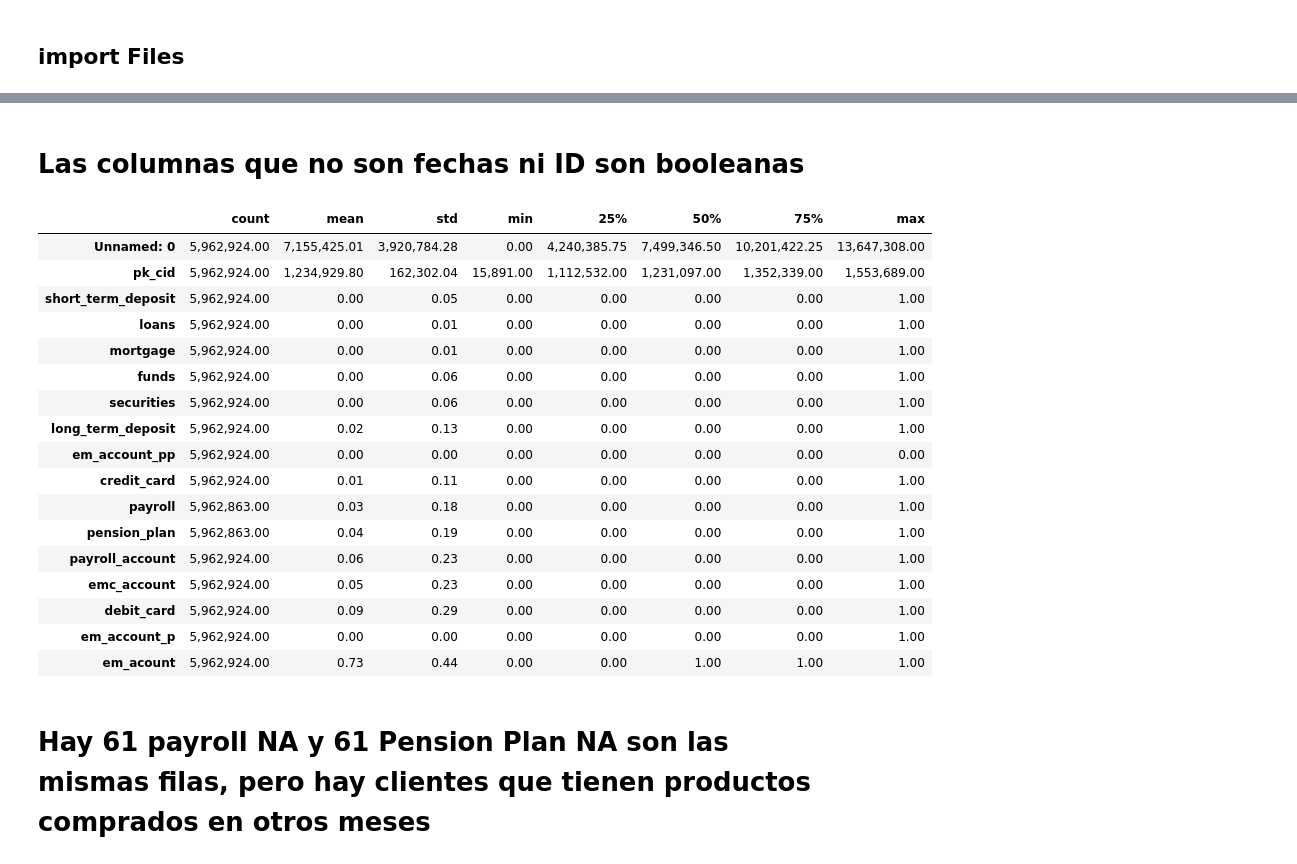
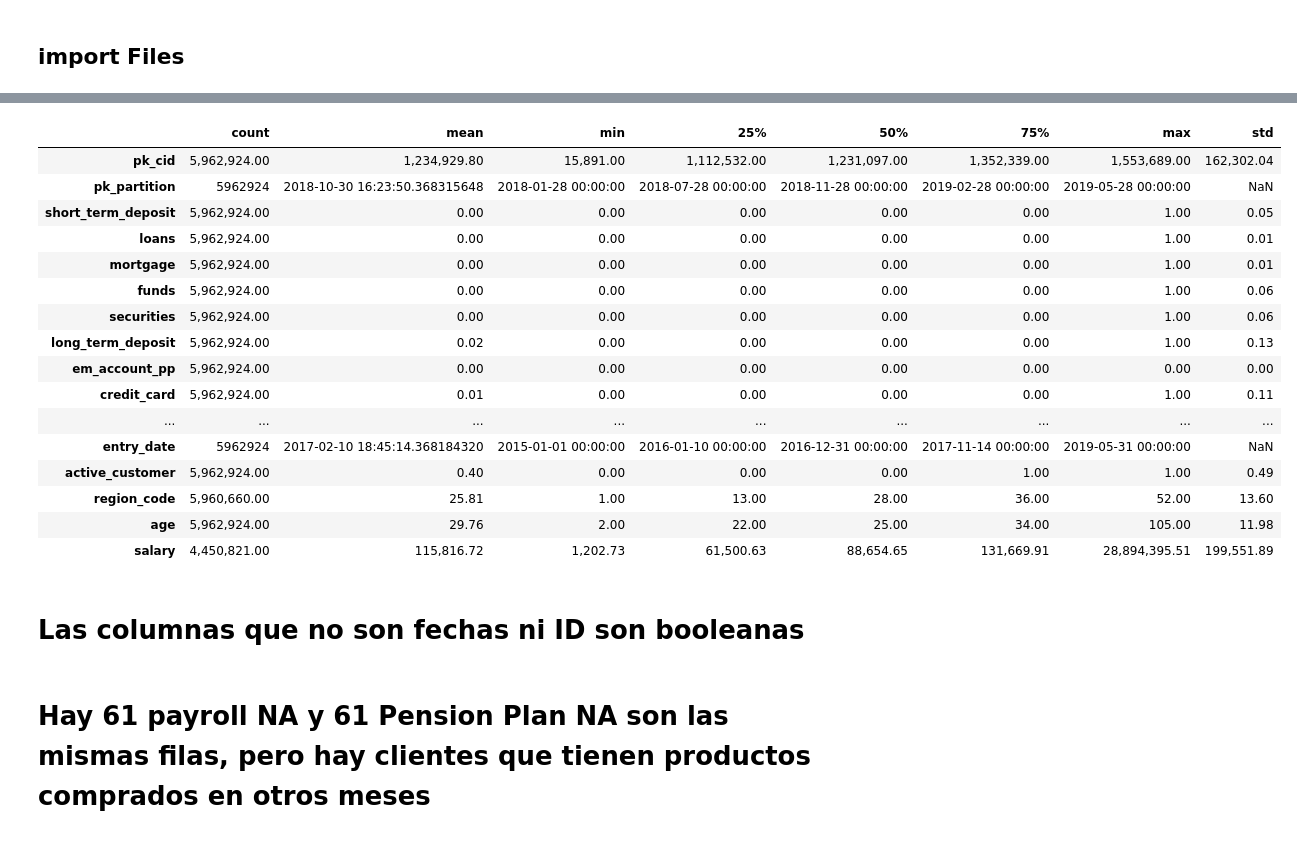
Before and after one commit to jascicz/easy_money_Project, a Jupyter notebook: jorge-Proyecto.ipynb, the cells around one changed output, grey strips where cells are left out. Drawn from its saved outputs; the diff is of its cells as text; code cells hidden in the pictures.

```diff
--- a/jorge-Proyecto.ipynb
+++ b/jorge-Proyecto.ipynb
@@ -137,26 +395,25 @@ products['pk_partition'].nunique()
+# %%
+df.describe().T
+# %% [output]
+|  | count | mean | min | 25% | 50% | 75% | max | std |
+| pk_cid | 5,962,924.00 | 1,234,929.80 | 15,891.00 | 1,112,532.00 | 1,231,097.00 | 1,352,339.00 | 1,553,689.00 | 162,302.04 |
+| pk_partition | 5962924 | 2018-10-30 16:23:50.368315648 | 2018-01-28 00:00:00 | 2018-07-28 00:00:00 | 2018-11-28 00:00:00 | 2019-02-28 00:00:00 | 2019-05-28 00:00:00 | NaN |
+| short_term_deposit | 5,962,924.00 | 0.00 | 0.00 | 0.00 | 0.00 | 0.00 | 1.00 | 0.05 |
+| loans | 5,962,924.00 | 0.00 | 0.00 | 0.00 | 0.00 | 0.00 | 1.00 | 0.01 |
+| mortgage | 5,962,924.00 | 0.00 | 0.00 | 0.00 | 0.00 | 0.00 | 1.00 | 0.01 |
+| funds | 5,962,924.00 | 0.00 | 0.00 | 0.00 | 0.00 | 0.00 | 1.00 | 0.06 |
+| securities | 5,962,924.00 | 0.00 | 0.00 | 0.00 | 0.00 | 0.00 | 1.00 | 0.06 |
+| long_term_deposit | 5,962,924.00 | 0.02 | 0.00 | 0.00 | 0.00 | 0.00 | 1.00 | 0.13 |
+| em_account_pp | 5,962,924.00 | 0.00 | 0.00 | 0.00 | 0.00 | 0.00 | 0.00 | 0.00 |
+| credit_card | 5,962,924.00 | 0.01 | 0.00 | 0.00 | 0.00 | 0.00 | 1.00 | 0.11 |
+| ... | ... | ... | ... | ... | ... | ... | ... | ... |
+| entry_date | 5962924 | 2017-02-10 18:45:14.368184320 | 2015-01-01 00:00:00 | 2016-01-10 00:00:00 | 2016-12-31 00:00:00 | 2017-11-14 00:00:00 | 2019-05-31 00:00:00 | NaN |
+| active_customer | 5,962,924.00 | 0.40 | 0.00 | 0.00 | 0.00 | 1.00 | 1.00 | 0.49 |
+| region_code | 5,960,660.00 | 25.81 | 1.00 | 13.00 | 28.00 | 36.00 | 52.00 | 13.60 |
+| age | 5,962,924.00 | 29.76 | 2.00 | 22.00 | 25.00 | 34.00 | 105.00 | 11.98 |
+| salary | 4,450,821.00 | 115,816.72 | 1,202.73 | 61,500.63 | 88,654.65 | 131,669.91 | 28,894,395.51 | 199,551.89 |
 # %% [markdown]
 # Las columnas que no son fechas ni ID son booleanas
-# %%
-products.describe().T
-# %% [output]
-|  | count | mean | std | min | 25% | 50% | 75% | max |
-| Unnamed: 0 | 5,962,924.00 | 7,155,425.01 | 3,920,784.28 | 0.00 | 4,240,385.75 | 7,499,346.50 | 10,201,422.25 | 13,647,308.00 |
-| pk_cid | 5,962,924.00 | 1,234,929.80 | 162,302.04 | 15,891.00 | 1,112,532.00 | 1,231,097.00 | 1,352,339.00 | 1,553,689.00 |
-| short_term_deposit | 5,962,924.00 | 0.00 | 0.05 | 0.00 | 0.00 | 0.00 | 0.00 | 1.00 |
-| loans | 5,962,924.00 | 0.00 | 0.01 | 0.00 | 0.00 | 0.00 | 0.00 | 1.00 |
-| mortgage | 5,962,924.00 | 0.00 | 0.01 | 0.00 | 0.00 | 0.00 | 0.00 | 1.00 |
-| funds | 5,962,924.00 | 0.00 | 0.06 | 0.00 | 0.00 | 0.00 | 0.00 | 1.00 |
-| securities | 5,962,924.00 | 0.00 | 0.06 | 0.00 | 0.00 | 0.00 | 0.00 | 1.00 |
-| long_term_deposit | 5,962,924.00 | 0.02 | 0.13 | 0.00 | 0.00 | 0.00 | 0.00 | 1.00 |
-| em_account_pp | 5,962,924.00 | 0.00 | 0.00 | 0.00 | 0.00 | 0.00 | 0.00 | 0.00 |
-| credit_card | 5,962,924.00 | 0.01 | 0.11 | 0.00 | 0.00 | 0.00 | 0.00 | 1.00 |
-| payroll | 5,962,863.00 | 0.03 | 0.18 | 0.00 | 0.00 | 0.00 | 0.00 | 1.00 |
-| pension_plan | 5,962,863.00 | 0.04 | 0.19 | 0.00 | 0.00 | 0.00 | 0.00 | 1.00 |
-| payroll_account | 5,962,924.00 | 0.06 | 0.23 | 0.00 | 0.00 | 0.00 | 0.00 | 1.00 |
-| emc_account | 5,962,924.00 | 0.05 | 0.23 | 0.00 | 0.00 | 0.00 | 0.00 | 1.00 |
-| debit_card | 5,962,924.00 | 0.09 | 0.29 | 0.00 | 0.00 | 0.00 | 0.00 | 1.00 |
-| em_account_p | 5,962,924.00 | 0.00 | 0.00 | 0.00 | 0.00 | 0.00 | 0.00 | 1.00 |
-| em_acount | 5,962,924.00 | 0.73 | 0.44 | 0.00 | 0.00 | 1.00 | 1.00 | 1.00 |
 # %% [markdown]
 # Hay 61 payroll NA y 61 Pension Plan NA son las mismas filas, pero hay clientes que tienen productos comprados en otros meses
 # %%
```
Also changed, not shown: parts of 64 cells of this notebook.
